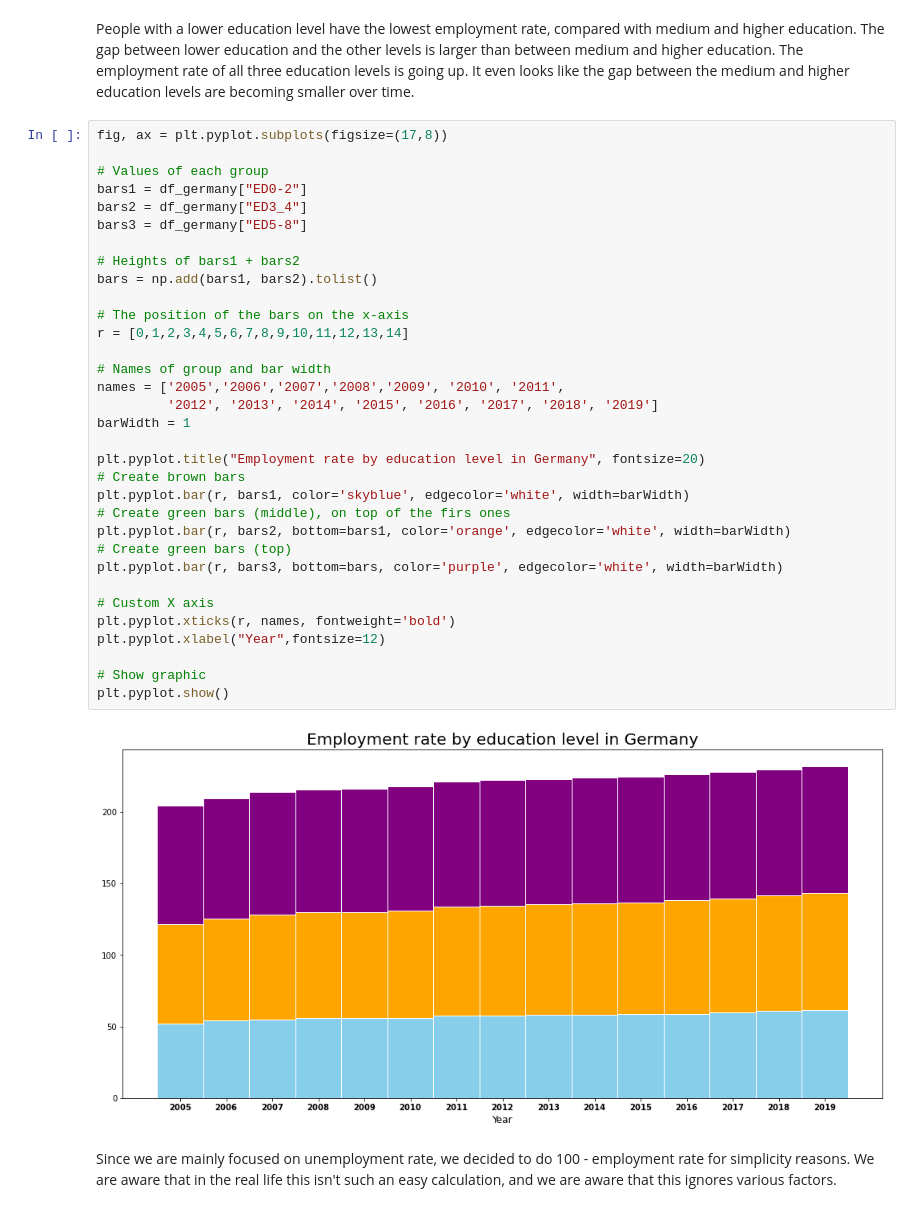
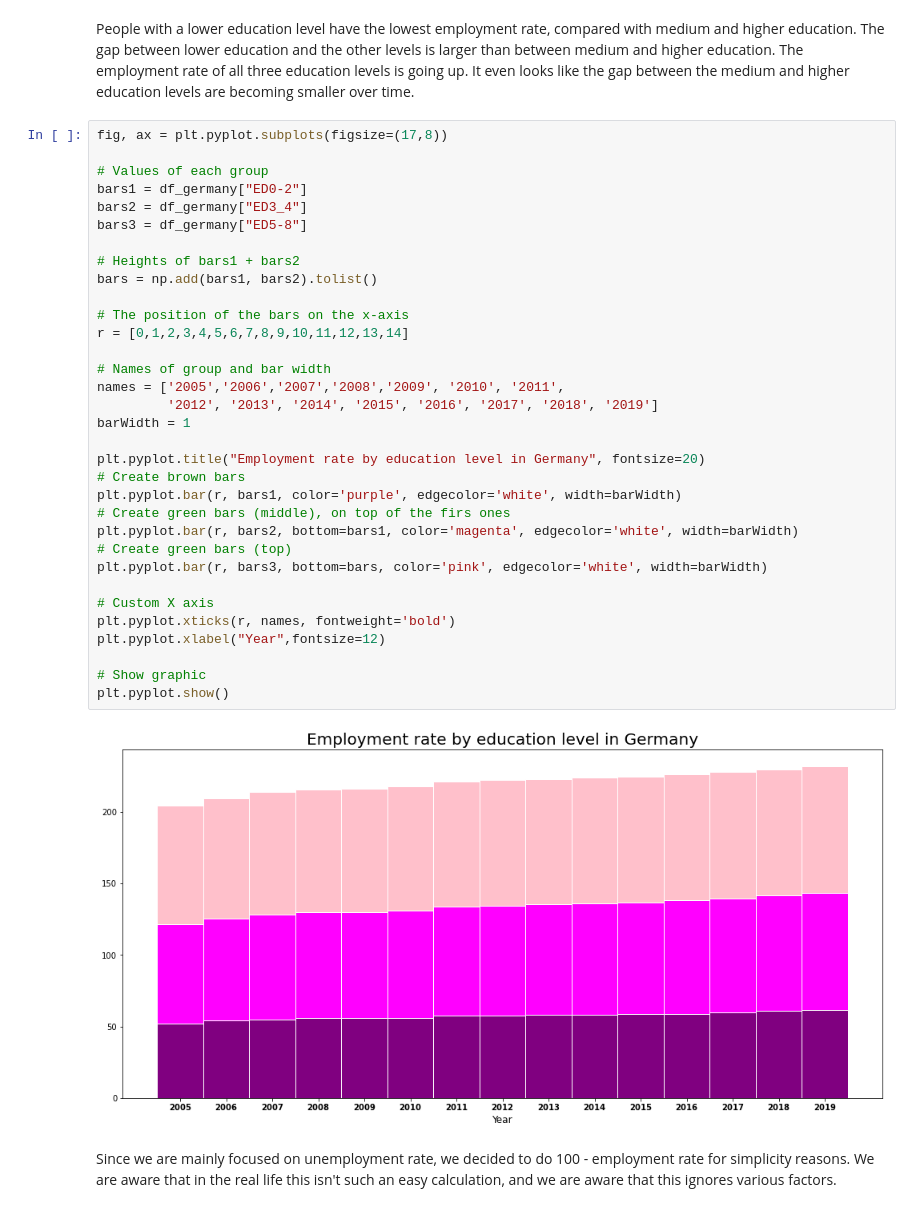
Before and after one commit to Malonk/unemployment_stats, a Jupyter notebook: notebooks/education_employment_rate_germany.ipynb, the cells around one changed output. Cells and saved outputs as stored; diff of their text form.

Commit message:
color changes for eu28 greece germany

```diff
--- a/notebooks/education_employment_rate_germany.ipynb
+++ b/notebooks/education_employment_rate_germany.ipynb
@@ -184,37 +184,37 @@ People with a lower education level have the lowest employment rate, compared wi
 fig, ax = plt.pyplot.subplots(figsize=(17,8))
 
 # Values of each group
 bars1 = df_germany["ED0-2"]
 bars2 = df_germany["ED3_4"]
 bars3 = df_germany["ED5-8"]
 
 # Heights of bars1 + bars2
 bars = np.add(bars1, bars2).tolist()
 
 # The position of the bars on the x-axis
 r = [0,1,2,3,4,5,6,7,8,9,10,11,12,13,14]
 
 # Names of group and bar width
 names = ['2005','2006','2007','2008','2009', '2010', '2011',
          '2012', '2013', '2014', '2015', '2016', '2017', '2018', '2019']
 barWidth = 1
 
 plt.pyplot.title("Employment rate by education level in Germany", fontsize=20)
 # Create brown bars
-plt.pyplot.bar(r, bars1, color='skyblue', edgecolor='white', width=barWidth)
+plt.pyplot.bar(r, bars1, color='purple', edgecolor='white', width=barWidth)
 # Create green bars (middle), on top of the firs ones
-plt.pyplot.bar(r, bars2, bottom=bars1, color='orange', edgecolor='white', width=barWidth)
+plt.pyplot.bar(r, bars2, bottom=bars1, color='magenta', edgecolor='white', width=barWidth)
 # Create green bars (top)
-plt.pyplot.bar(r, bars3, bottom=bars, color='purple', edgecolor='white', width=barWidth)
+plt.pyplot.bar(r, bars3, bottom=bars, color='pink', edgecolor='white', width=barWidth)
 
 # Custom X axis
 plt.pyplot.xticks(r, names, fontweight='bold')
 plt.pyplot.xlabel("Year",fontsize=12)
 
 # Show graphic
 plt.pyplot.show()
 # %% [output]
-[figure, old version]
+[figure, new version]
 # %% [markdown]
 Since we are mainly focused on unemployment rate, we decided to do 100 - employment rate for simplicity reasons. We are aware that in the real life this isn't such an easy calculation, and we are aware that this ignores various factors.
 # %%
```
Also changed, not shown: parts of 5 cells of this notebook, 2 other files.
